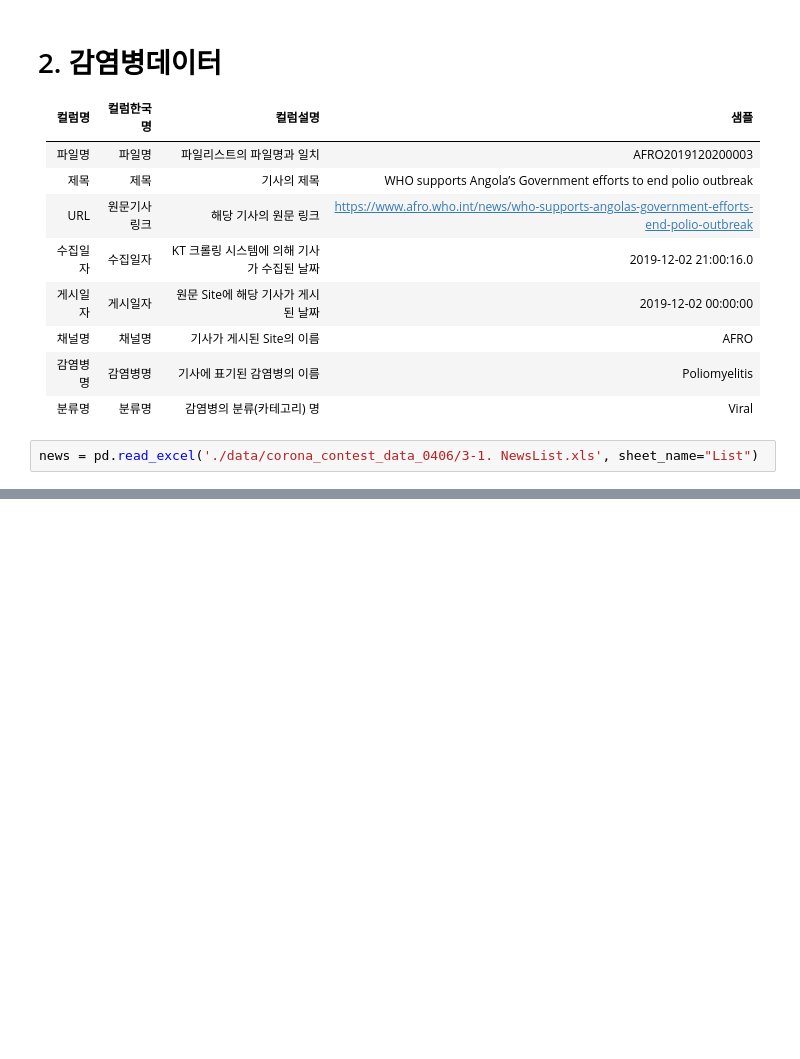
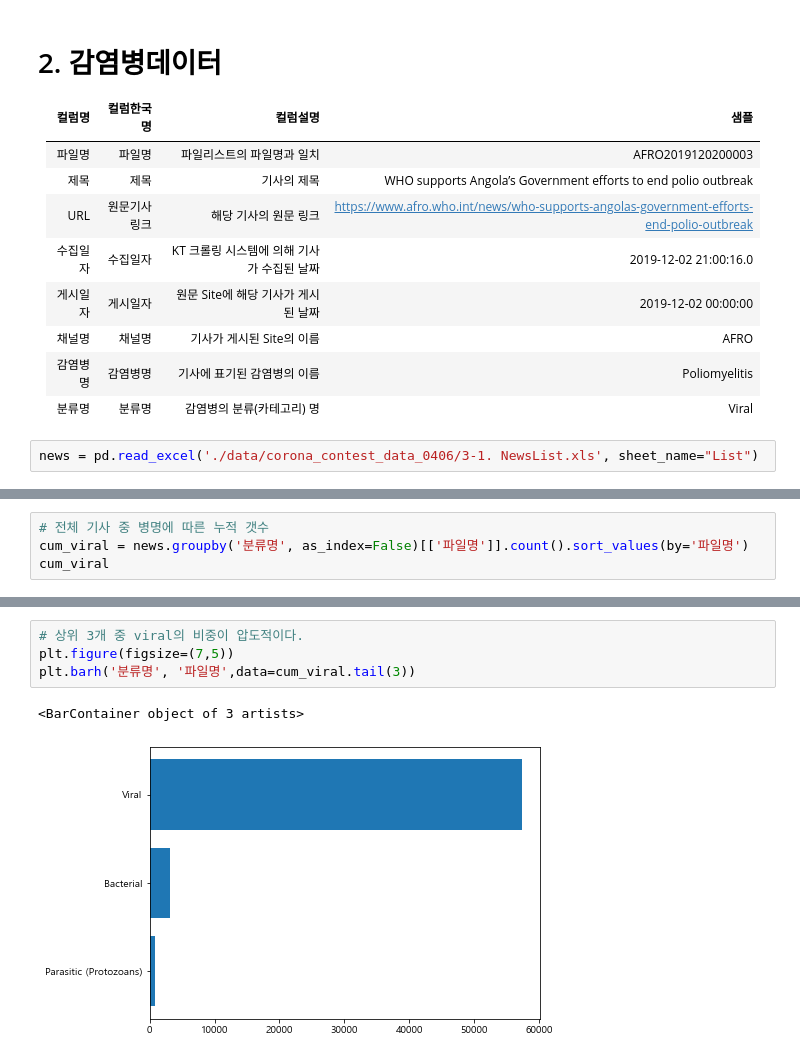
Before and after one commit to Hinterhalter/Post-COVID-19_modeling, a Jupyter notebook: Exploratory_Data_Analysis.ipynb, the cells around one changed output, grey strips where cells are left out. Drawn from its saved outputs; the diff is of its cells as text; blank space fills up the shorter version.

```diff
--- a/Exploratory_Data_Analysis.ipynb
+++ b/Exploratory_Data_Analysis.ipynb
@@ -125,3 +187,7 @@ news.head()
 | 2 | AFRO2019120300002 | Eritrea Observed World AIDS Day 2019 | https://www.afro.who.int/news/eri... | 2019-12-03 00:00:18.0 | 2019-12-02 00:00:00 | AFRO | Acquired immuno deficiency syndrome | Viral |
 | 3 | AFRO2019120400003 | West and Central Africa Expands A... | https://www.afro.who.int/news/wes... | 2019-12-04 03:00:14.0 | 2019-12-03 00:00:00 | AFRO | Acquired immuno deficiency syndrome | Viral |
 | 4 | AFRO2019120400004 | Nearly 23 million voluntary male ... | https://www.afro.who.int/news/nea... | 2019-12-04 22:00:14.0 | 2019-12-04 00:00:00 | AFRO | Acquired immuno deficiency syndrome | Viral |
+# %%
+# 전체 기사 중 병명에 따른 누적 갯수
+cum_viral = news.groupby('분류명', as_index=False)[['파일명']].count().sort_values(by='파일명')
+cum_viral
@@ -127,0 +207,7 @@ news.head()
+# %%
+# 상위 3개 중 viral의 비중이 압도적이다.
+plt.figure(figsize=(7,5))
+plt.barh('분류명', '파일명',data=cum_viral.tail(3))
+# %% [output]
+<BarContainer object of 3 artists>
+[figure, added]
```
Also changed, not shown: parts of 26 cells of this notebook.
